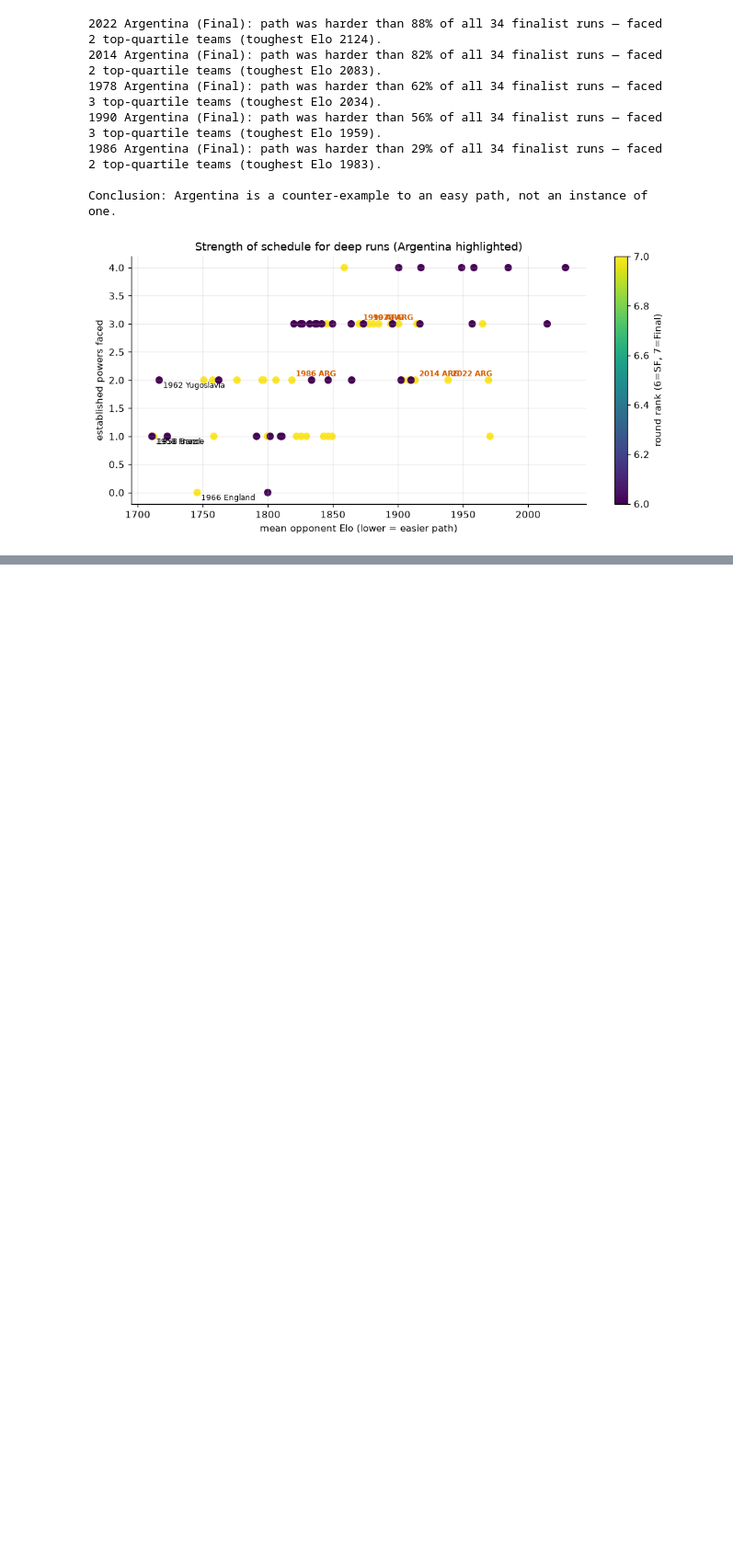
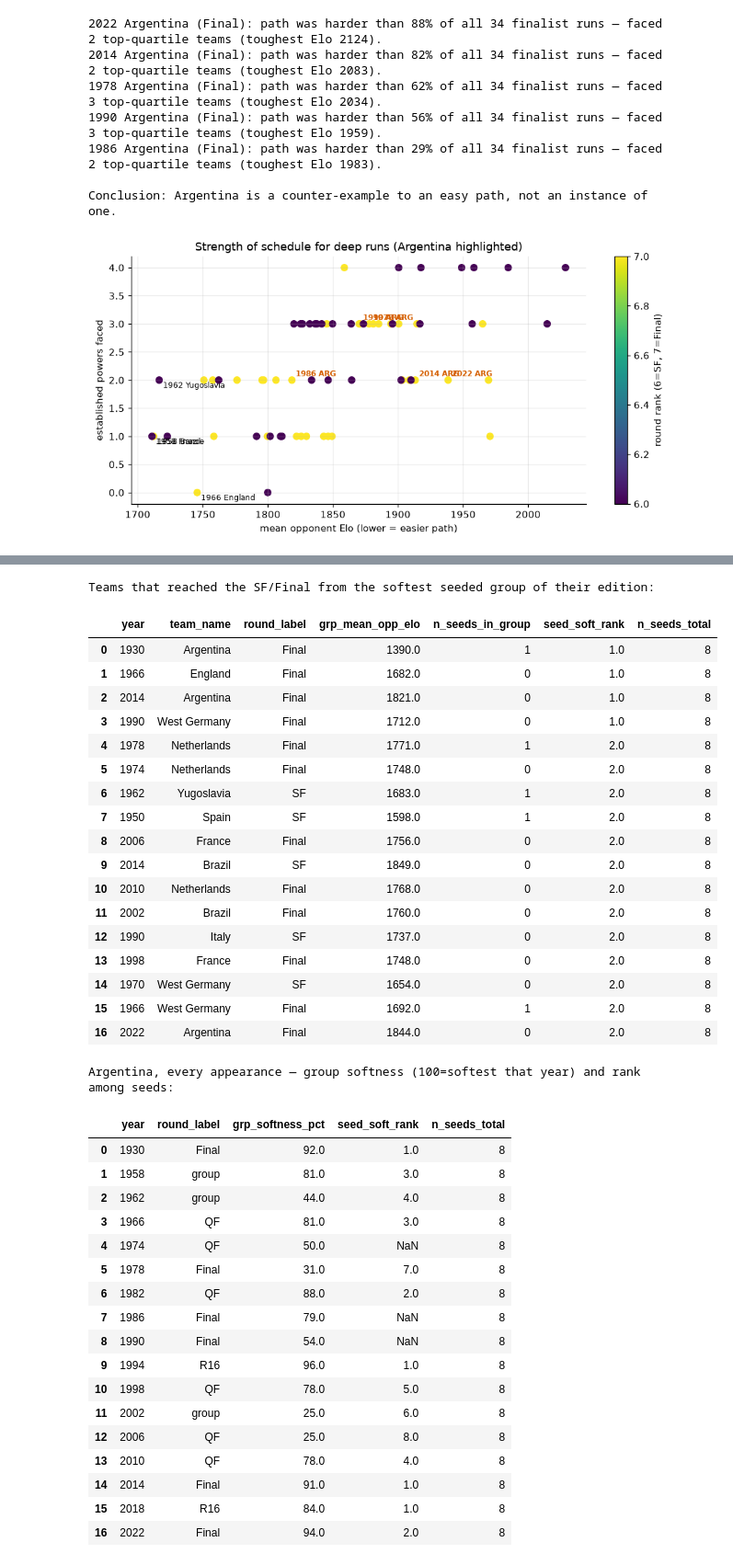
Before and after one commit to jorge-sader/worldcup-anomalies, a Jupyter notebook: notebooks/world_cup_irregularities.ipynb, the cells around one changed output, grey strips where cells are left out. Shown at 92% size. Saved outputs shown, nothing was run; the diff lists cells and outputs as text; code cells hidden in the pictures; blank space fills up the shorter version.

```diff
--- a/notebooks/world_cup_irregularities.ipynb
+++ b/notebooks/world_cup_irregularities.ipynb
@@ -393,0 +408,56 @@ plt.tight_layout(); plt.show()
+# %%
+from worldcup_anomalies.paths import group_draw_difficulty
+
+gd = group_draw_difficulty(elo, data.team_appearances)
+
+# Deep runs (SF/Final) reached from the softest groups, among seeds, within their edition.
+soft_deep = gd[(gd["rank"] >= 6) & (gd["is_seed"])].sort_values("seed_soft_rank")
+print("Teams that reached the SF/Final from the softest seeded group of their edition:")
+display(soft_deep[soft_deep.seed_soft_rank <= 2][
+    ["year", "team_name", "round_label", "grp_mean_opp_elo",
+     "n_seeds_in_group", "seed_soft_rank", "n_seeds_total"]
+].round(0).reset_index(drop=True))
+
+print("Argentina, every appearance — group softness (100=softest that year) and rank among seeds:")
+display(gd[gd.team_name == "Argentina"][
+    ["year", "round_label", "grp_softness_pct", "seed_soft_rank", "n_seeds_total"]
+].round(0).reset_index(drop=True))
+# %% [output]
+Teams that reached the SF/Final from the softest seeded group of their edition:
+|  | year | team_name | round_label | grp_mean_opp_elo | n_seeds_in_group | seed_soft_rank | n_seeds_total |
+| 0 | 1930 | Argentina | Final | 1390.0 | 1 | 1.0 | 8 |
+| 1 | 1966 | England | Final | 1682.0 | 0 | 1.0 | 8 |
+| 2 | 2014 | Argentina | Final | 1821.0 | 0 | 1.0 | 8 |
+| 3 | 1990 | West Germany | Final | 1712.0 | 0 | 1.0 | 8 |
+| 4 | 1978 | Netherlands | Final | 1771.0 | 1 | 2.0 | 8 |
+| 5 | 1974 | Netherlands | Final | 1748.0 | 0 | 2.0 | 8 |
+| 6 | 1962 | Yugoslavia | SF | 1683.0 | 1 | 2.0 | 8 |
+| 7 | 1950 | Spain | SF | 1598.0 | 1 | 2.0 | 8 |
+| 8 | 2006 | France | Final | 1756.0 | 0 | 2.0 | 8 |
+| 9 | 2014 | Brazil | SF | 1849.0 | 0 | 2.0 | 8 |
+| 10 | 2010 | Netherlands | Final | 1768.0 | 0 | 2.0 | 8 |
+| 11 | 2002 | Brazil | Final | 1760.0 | 0 | 2.0 | 8 |
+| 12 | 1990 | Italy | SF | 1737.0 | 0 | 2.0 | 8 |
+| 13 | 1998 | France | Final | 1748.0 | 0 | 2.0 | 8 |
+| 14 | 1970 | West Germany | SF | 1654.0 | 0 | 2.0 | 8 |
+| 15 | 1966 | West Germany | Final | 1692.0 | 1 | 2.0 | 8 |
+| 16 | 2022 | Argentina | Final | 1844.0 | 0 | 2.0 | 8 |
+Argentina, every appearance — group softness (100=softest that year) and rank among seeds:
+|  | year | round_label | grp_softness_pct | seed_soft_rank | n_seeds_total |
+| 0 | 1930 | Final | 92.0 | 1.0 | 8 |
+| 1 | 1958 | group | 81.0 | 3.0 | 8 |
+| 2 | 1962 | group | 44.0 | 4.0 | 8 |
+| 3 | 1966 | QF | 81.0 | 3.0 | 8 |
+| 4 | 1974 | QF | 50.0 | NaN | 8 |
+| 5 | 1978 | Final | 31.0 | 7.0 | 8 |
+| 6 | 1982 | QF | 88.0 | 2.0 | 8 |
+| 7 | 1986 | Final | 79.0 | NaN | 8 |
+| 8 | 1990 | Final | 54.0 | NaN | 8 |
+| 9 | 1994 | R16 | 96.0 | 1.0 | 8 |
+| 10 | 1998 | QF | 78.0 | 5.0 | 8 |
+| 11 | 2002 | group | 25.0 | 6.0 | 8 |
+| 12 | 2006 | QF | 25.0 | 8.0 | 8 |
+| 13 | 2010 | QF | 78.0 | 4.0 | 8 |
+| 14 | 2014 | Final | 91.0 | 1.0 | 8 |
+| 15 | 2018 | R16 | 84.0 | 1.0 | 8 |
+| 16 | 2022 | Final | 94.0 | 2.0 | 8 |
```
Also changed, not shown: parts of 8 cells of this notebook, 4 other files.
